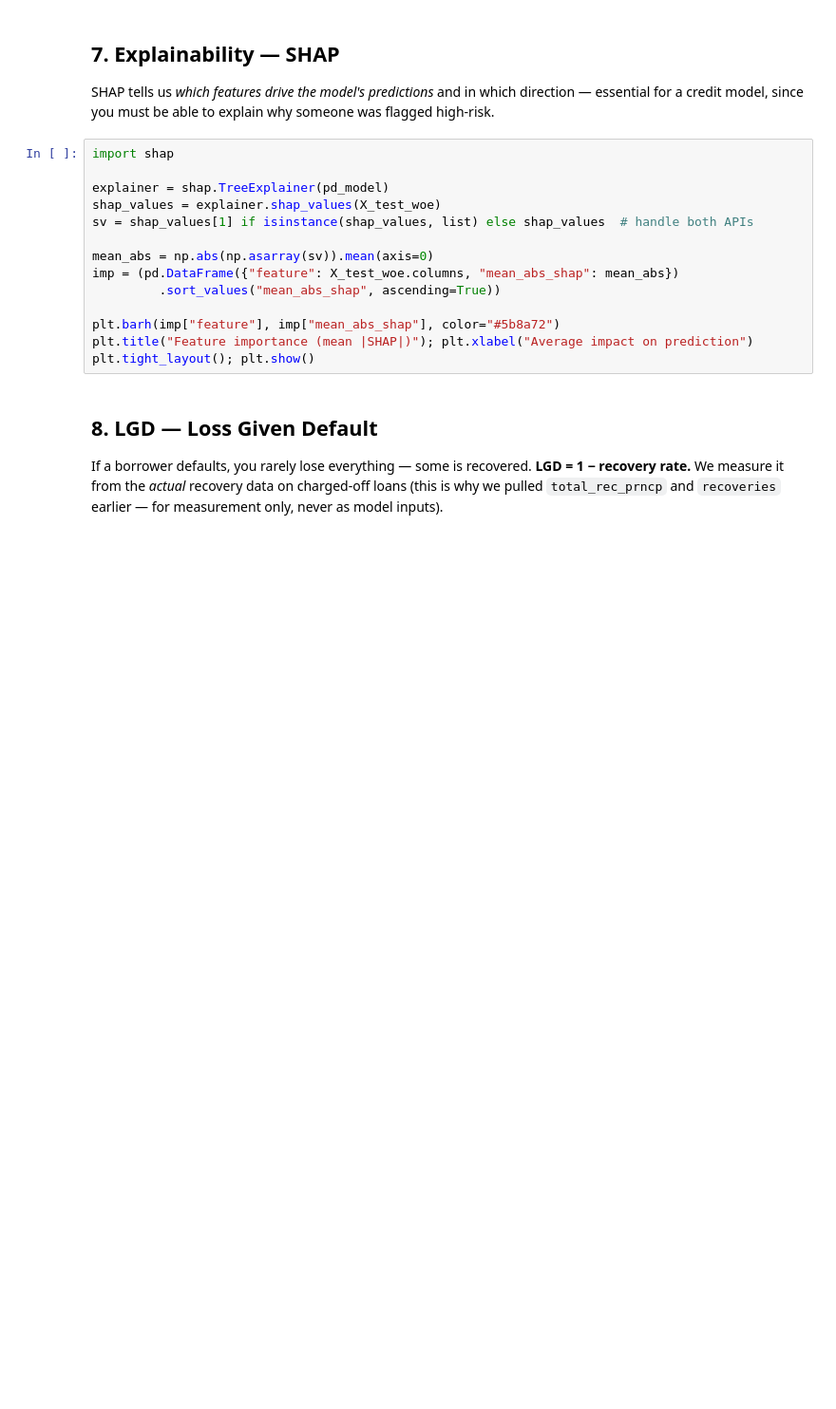
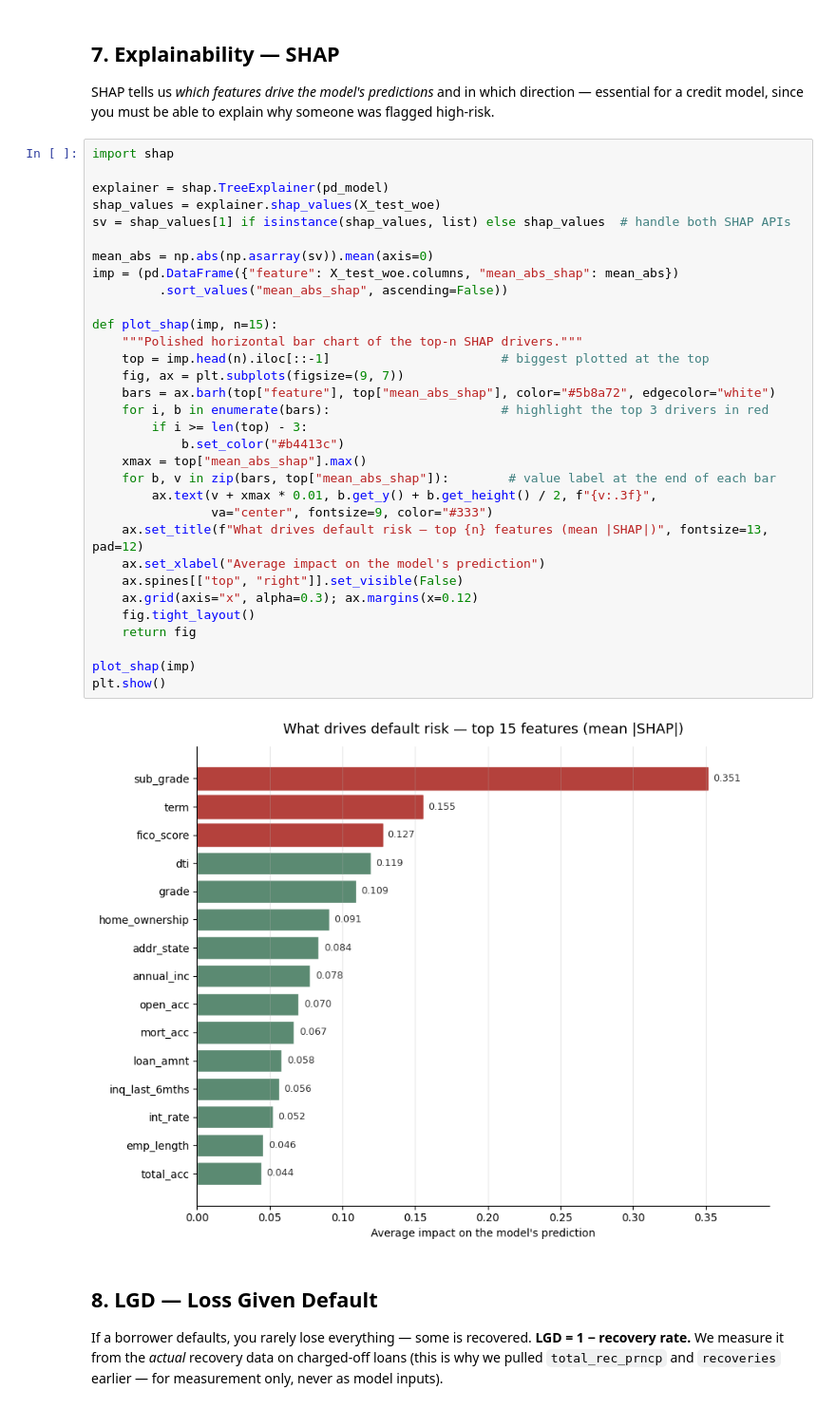
Before and after one commit to Ailya-Shah/basel_lite, a Jupyter notebook: basel_lite.ipynb, the cells around one changed output. Shown at 95% size. Saved outputs shown, nothing was run; the diff lists cells and outputs as text; blank space fills up the shorter version.

```diff
--- a/basel_lite.ipynb
+++ b/basel_lite.ipynb
@@ -241,17 +334,37 @@ SHAP tells us *which features drive the model's predictions* and in which direct
 # %%
 import shap
 
 explainer = shap.TreeExplainer(pd_model)
 shap_values = explainer.shap_values(X_test_woe)
-sv = shap_values[1] if isinstance(shap_values, list) else shap_values  # handle both APIs
+sv = shap_values[1] if isinstance(shap_values, list) else shap_values  # handle both SHAP APIs
 
 mean_abs = np.abs(np.asarray(sv)).mean(axis=0)
 imp = (pd.DataFrame({"feature": X_test_woe.columns, "mean_abs_shap": mean_abs})
-         .sort_values("mean_abs_shap", ascending=True))
+         .sort_values("mean_abs_shap", ascending=False))
 
-plt.barh(imp["feature"], imp["mean_abs_shap"], color="#5b8a72")
-plt.title("Feature importance (mean |SHAP|)"); plt.xlabel("Average impact on prediction")
-plt.tight_layout(); plt.show()
+def plot_shap(imp, n=15):
+    """Polished horizontal bar chart of the top-n SHAP drivers."""
+    top = imp.head(n).iloc[::-1]                       # biggest plotted at the top
+    fig, ax = plt.subplots(figsize=(9, 7))
+    bars = ax.barh(top["feature"], top["mean_abs_shap"], color="#5b8a72", edgecolor="white")
+    for i, b in enumerate(bars):                       # highlight the top 3 drivers in red
+        if i >= len(top) - 3:
+            b.set_color("#b4413c")
+    xmax = top["mean_abs_shap"].max()
+    for b, v in zip(bars, top["mean_abs_shap"]):        # value label at the end of each bar
+        ax.text(v + xmax * 0.01, b.get_y() + b.get_height() / 2, f"{v:.3f}",
+                va="center", fontsize=9, color="#333")
+    ax.set_title(f"What drives default risk — top {n} features (mean |SHAP|)", fontsize=13, pad=12)
+    ax.set_xlabel("Average impact on the model's prediction")
+    ax.spines[["top", "right"]].set_visible(False)
+    ax.grid(axis="x", alpha=0.3); ax.margins(x=0.12)
+    fig.tight_layout()
+    return fig
+
+plot_shap(imp)
+plt.show()
+# %% [output]
+[figure, added]
 # %% [markdown]
 ## 8. LGD — Loss Given Default
 
```
Also changed, not shown: parts of 19 cells of this notebook, 16 other files.
